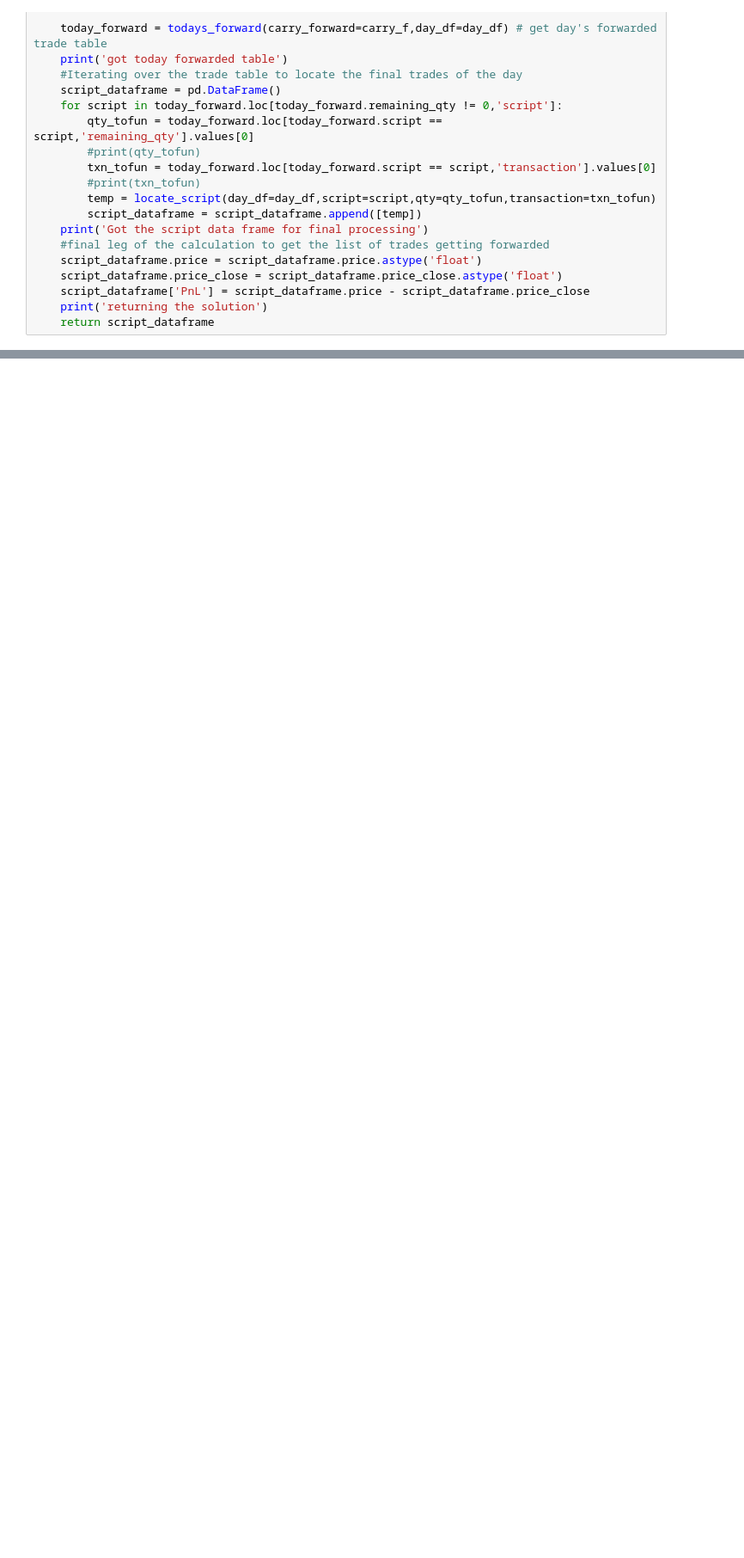
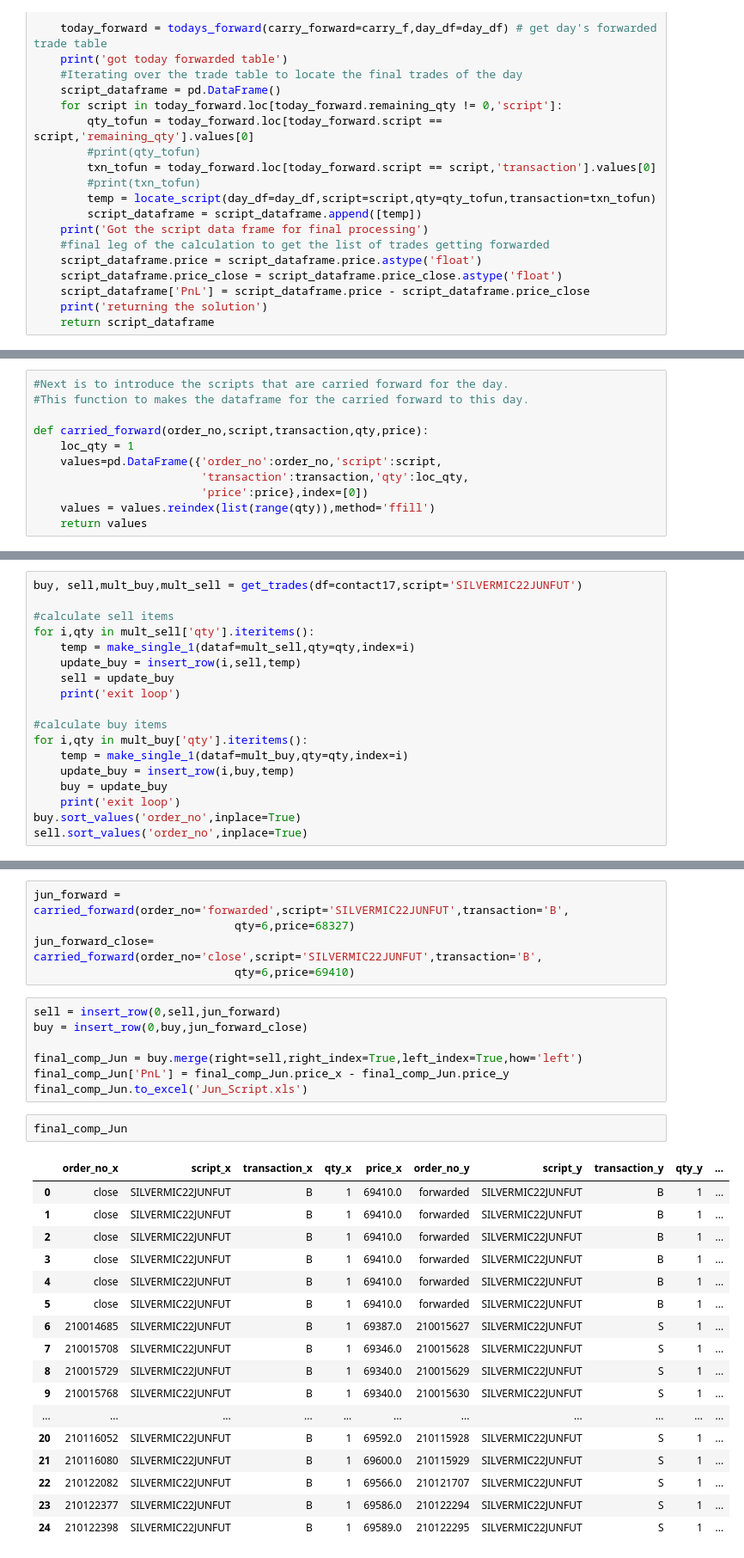
Before and after one commit to Kamalabot/Datagathering_Automation, a Jupyter notebook: contract-note-extraction-pvt.ipynb, the cells around one changed output, grey strips where cells are left out. Shown at 86% size. Drawn from its saved outputs; the diff is of its cells as text; blank space fills up the shorter version.

```diff
--- a/contract-note-extraction-pvt.ipynb
+++ b/contract-note-extraction-pvt.ipynb
@@ -197,0 +418,11 @@ my_data = select_tables(ca_tables)
+# %%
+#Next is to introduce the scripts that are carried forward for the day.
+#This function to makes the dataframe for the carried forward to this day.
+
+def carried_forward(order_no,script,transaction,qty,price):
+    loc_qty = 1
+    values=pd.DataFrame({'order_no':order_no,'script':script,
+                         'transaction':transaction,'qty':loc_qty,
+                         'price':price},index=[0])
+    values = values.reindex(list(range(qty)),method='ffill')
+    return values
@@ -197,0 +474,18 @@ my_data = select_tables(ca_tables)
+# %%
+buy, sell,mult_buy,mult_sell = get_trades(df=contact17,script='SILVERMIC22JUNFUT')
+
+#calculate sell items
+for i,qty in mult_sell['qty'].iteritems():
+    temp = make_single_1(dataf=mult_sell,qty=qty,index=i)
+    update_buy = insert_row(i,sell,temp)
+    sell = update_buy
+    print('exit loop')
+
+#calculate buy items
+for i,qty in mult_buy['qty'].iteritems():
+    temp = make_single_1(dataf=mult_buy,qty=qty,index=i)
+    update_buy = insert_row(i,buy,temp)
+    buy = update_buy
+    print('exit loop')
+buy.sort_values('order_no',inplace=True)
+sell.sort_values('order_no',inplace=True)
@@ -197,0 +494,32 @@ my_data = select_tables(ca_tables)
+# %%
+jun_forward = carried_forward(order_no='forwarded',script='SILVERMIC22JUNFUT',transaction='B',
+                              qty=6,price=68327)
+jun_forward_close= carried_forward(order_no='close',script='SILVERMIC22JUNFUT',transaction='B',
+                              qty=6,price=69410)
+# %%
+sell = insert_row(0,sell,jun_forward)
+buy = insert_row(0,buy,jun_forward_close)
+
+final_comp_Jun = buy.merge(right=sell,right_index=True,left_index=True,how='left')
+final_comp_Jun['PnL'] = final_comp_Jun.price_x - final_comp_Jun.price_y
+final_comp_Jun.to_excel('Jun_Script.xls')
+# %%
+final_comp_Jun
+# %% [output]
+|  | order_no_x | script_x | transaction_x | qty_x | price_x | order_no_y | script_y | transaction_y | qty_y | ... |
+| 0 | close | SILVERMIC22JUNFUT | B | 1 | 69410.0 | forwarded | SILVERMIC22JUNFUT | B | 1 | ... |
+| 1 | close | SILVERMIC22JUNFUT | B | 1 | 69410.0 | forwarded | SILVERMIC22JUNFUT | B | 1 | ... |
+| 2 | close | SILVERMIC22JUNFUT | B | 1 | 69410.0 | forwarded | SILVERMIC22JUNFUT | B | 1 | ... |
+| 3 | close | SILVERMIC22JUNFUT | B | 1 | 69410.0 | forwarded | SILVERMIC22JUNFUT | B | 1 | ... |
+| 4 | close | SILVERMIC22JUNFUT | B | 1 | 69410.0 | forwarded | SILVERMIC22JUNFUT | B | 1 | ... |
+| 5 | close | SILVERMIC22JUNFUT | B | 1 | 69410.0 | forwarded | SILVERMIC22JUNFUT | B | 1 | ... |
+| 6 | 210014685 | SILVERMIC22JUNFUT | B | 1 | 69387.0 | 210015627 | SILVERMIC22JUNFUT | S | 1 | ... |
+| 7 | 210015708 | SILVERMIC22JUNFUT | B | 1 | 69346.0 | 210015628 | SILVERMIC22JUNFUT | S | 1 | ... |
+| 8 | 210015729 | SILVERMIC22JUNFUT | B | 1 | 69340.0 | 210015629 | SILVERMIC22JUNFUT | S | 1 | ... |
+| 9 | 210015768 | SILVERMIC22JUNFUT | B | 1 | 69340.0 | 210015630 | SILVERMIC22JUNFUT | S | 1 | ... |
+| ... | ... | ... | ... | ... | ... | ... | ... | ... | ... | ... |
+| 20 | 210116052 | SILVERMIC22JUNFUT | B | 1 | 69592.0 | 210115928 | SILVERMIC22JUNFUT | S | 1 | ... |
+| 21 | 210116080 | SILVERMIC22JUNFUT | B | 1 | 69600.0 | 210115929 | SILVERMIC22JUNFUT | S | 1 | ... |
+| 22 | 210122082 | SILVERMIC22JUNFUT | B | 1 | 69566.0 | 210121707 | SILVERMIC22JUNFUT | S | 1 | ... |
+| 23 | 210122377 | SILVERMIC22JUNFUT | B | 1 | 69586.0 | 210122294 | SILVERMIC22JUNFUT | S | 1 | ... |
+| 24 | 210122398 | SILVERMIC22JUNFUT | B | 1 | 69589.0 | 210122295 | SILVERMIC22JUNFUT | S | 1 | ... |
```
Also changed, not shown: parts of 42 cells of this notebook.
